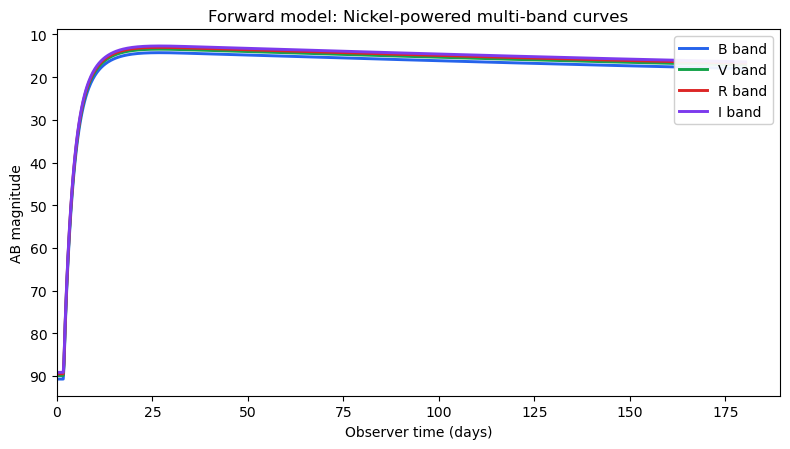
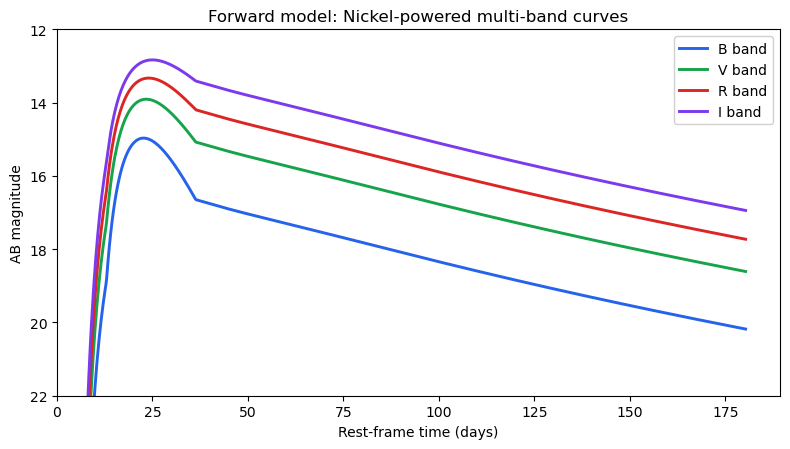
The change to this notebook cell's code, shown as a diff; its figure went from the first image to the second:
--- before
+++ after
@@ -1,4 +1,4 @@
 # Multi-band forward example (nickel)
-theta_ni = (3.0, 1.0, 0.08, 0.2, 0.12, 0.03, 4500.0)
+theta_ni = (3.0, 1.0, 0.08, 0.2, 0.12, 0.03, 3000)
 mb = tf.lightcurve_multiband(
     model="nickel",
@@ -22,5 +22,6 @@
 
 ax.set_xlim(left=0)
-ax.set_xlabel("Observer time (days)")
+ax.set_ylim(12,22)
+ax.set_xlabel("Rest-frame time (days)")
 ax.set_ylabel("AB magnitude")
 ax.invert_yaxis()  # brighter is lower magnitude

Commit: update: parameter signature